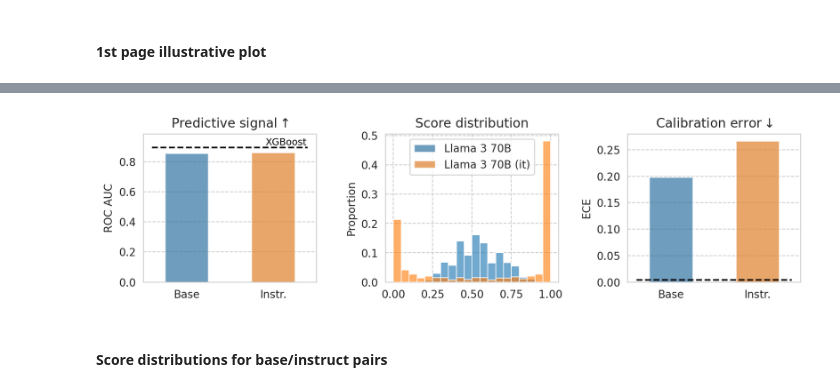
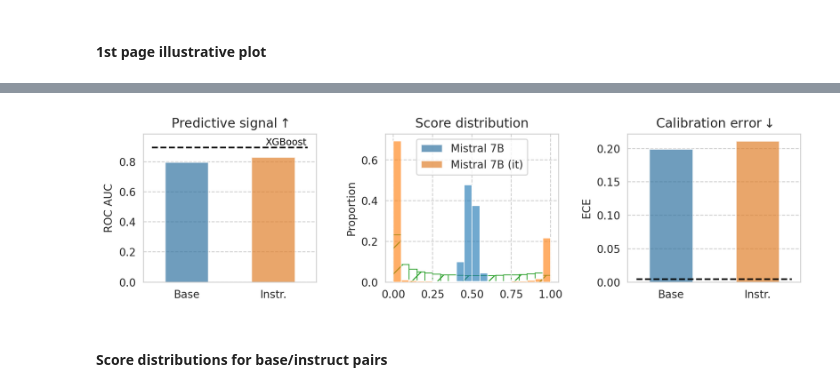
Before and after one commit to socialfoundations/folktexts, a Jupyter notebook: notebooks/paper-plots-and-tables.ipynb, the cells around one changed output, grey strips where cells are left out. Drawn from its saved outputs; the diff is of its cells as text; code cells hidden in the pictures.

Commit message:
paper plots update -- need to add numeric prompting

```diff
--- a/notebooks/paper-plots-and-tables.ipynb
+++ b/notebooks/paper-plots-and-tables.ipynb
@@ -324,7 +342,7 @@ def latex_colored_float_format(val, all_values, higher_is_better=True):
         + f"{val:.2f}"
     )
 
-higher_is_better_cols = {"roc auc", "accuracy", "fit thresh accuracy"}
+higher_is_better_cols = {"roc_auc", "accuracy", "fit_thresh_accuracy"}
 # %% [markdown]
 ## Output latex results tables - colored!
 # %%
@@ -340,18 +358,20 @@ for task in ALL_TASKS:
         reverse=True,
     )
 
+    latex_tab_cols = [numeric_prompt_col] + table_metrics
+
     # latex_table = task_df.sort_values(["model_family", "model_size", "is_inst"], ascending=False).set_index(model_col)[table_metrics].round(3)
-    latex_table = task_df.loc[sorted_df_index].set_index(model_col)[table_metrics].round(3)
-    latex_table = latex_table.rename(columns=lambda col: col.replace("_", " ")).fillna("-")
+    latex_table = task_df.loc[sorted_df_index].set_index(model_col)[latex_tab_cols].round(3)
+    latex_table = latex_table.fillna("-")
 
     # Prettify model names
     latex_table["Model"] = [
-        prettify_model_name(id_) if id_ not in baselines.keys() else id_
+        prettify_model_name(id_) + (" (Num.)" if row[numeric_prompt_col] else " (Q\&A)") if id_ not in baselines.keys() else id_
         for id_, row in latex_table.iterrows()
     ]
     latex_table.set_index("Model", drop=True, inplace=True)
 
-    for col in set(latex_table.columns.tolist()) - {"score stdev"}:
+    for col in set(latex_table.columns.tolist()) - {"score_stdev", numeric_prompt_col, "model_family"}:
         index_without_baselines = [name for name in latex_table.index if name not in baselines]
         index_baselines = list(baselines.keys())
 
@@ -444,7 +464,12 @@ scores_df_map = {
 #### 1st page illustrative plot
 # %%
 example_task = "ACSIncome"
-example_model = "Meta-Llama-3-70B"
+
+example_model = "Mistral-7B-v0.1"
+# example_model = "Meta-Llama-3-70B"
+# example_model = "penai/gpt-4o-mini"
+
+example_uses_num_prompt = False
 baseline_model = "XGBoost"
 # %%
 # Data for baseline model
@@ -454,6 +479,7 @@ baseline_row = all_results_df[(all_results_df["name"] == baseline_model) & (all_
 example_df = all_results_df[
     (all_results_df[task_col] == example_task)
     & (all_results_df["base_name"] == example_model)
+    & (all_results_df[numeric_prompt_col] == example_uses_num_prompt)
 ]
 
 # Sort examples_df to have (base, instruct) ordering
@@ -519,19 +545,19 @@ for id_ in example_df.index.tolist():
         ax=ax2,
     )
 
-# # Draw baseline score distribution
-# sns.histplot(
-#     scores_df_map[baseline_row.name]["risk_score"],
-#     alpha=1,
-#     bins=bins,
-#     stat="proportion",
-#     fill=False,
-#     color=palette[2],
-#     edgecolor=palette[2],
-#     hatch="/",
-#     zorder=-1,
-#     ax=ax2,
-# )
+# Draw baseline score distribution
+sns.histplot(
+    scores_df_map[baseline_row.name]["risk_score"],
+    alpha=1,
+    bins=bins,
+    stat="proportion",
+    fill=False,
+    color=palette[2],
+    edgecolor=palette[2],
+    hatch="/",
+    zorder=-1,
+    ax=ax2,
+)
 
 ax2.set_xlabel(None)
 ax2.set_title("Score distribution")
@@ -540,34 +566,34 @@ ax2.set_title("Score distribution")
 # Calibration error
 ###
 sns.barplot(
     data=example_df,
     x="is_inst",
     y="ece",
     hue="name",
     alpha=ALPHA,
     width=0.5,
     ax=ax3,
 )
 
 # Add horizontal line and label
 ax3.axhline(y=baseline_row["ece"], label=baseline_model, ls="--", color="black", xmin=0.05, xmax=0.95)
 
 ax3.set_ylabel("ECE")
 ax3.set_xlabel(None)
 ax3.set_xticklabels(["Base", "Instr."])
 ax3.set_title("Calibration error" + "$\downarrow$")
 # ax3.legend(
 #     loc="center left",
 #     bbox_to_anchor=(1.05, 0.5),
 # )
 
 hs, ls = ax3.get_legend_handles_labels()
 ax3.legend().remove()
 ax2.legend(handles=hs[:2], labels=ls[:2], loc="upper center")
 
 save_fig(fig, f"teaser-{example_model}")
 # %% [output]
-[figure, old version]
+[figure, new version]
 # %% [markdown]
 #### Score distributions for base/instruct pairs
 # %%
```
Also changed, not shown: parts of 25 cells of this notebook.
